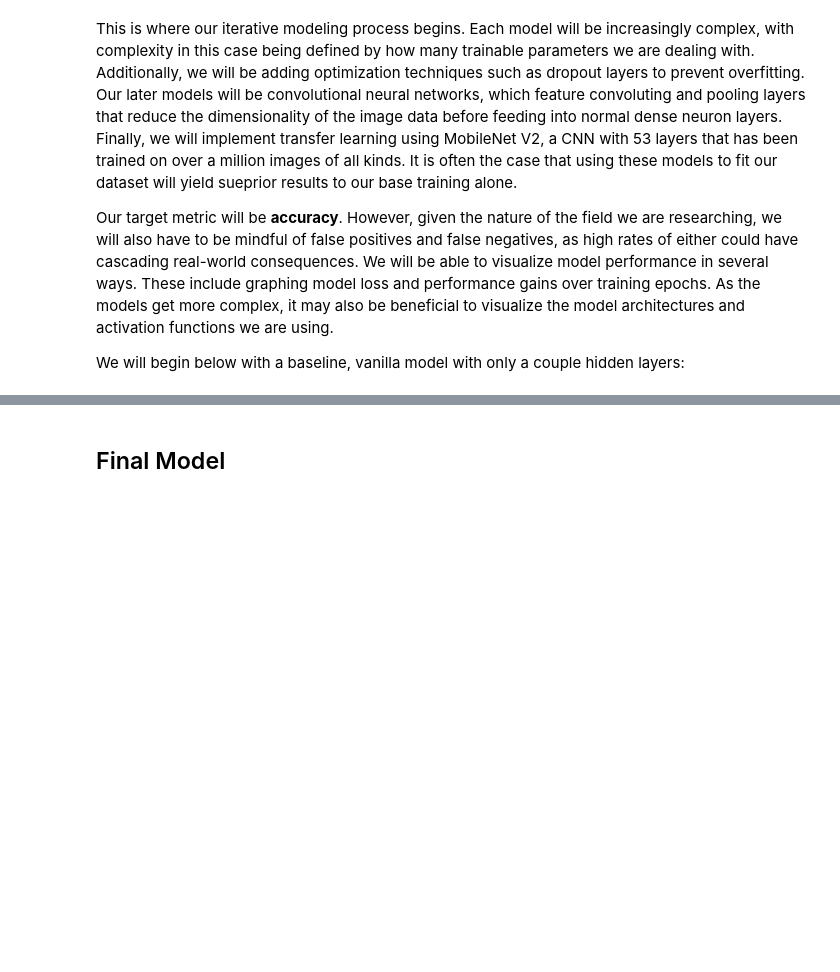
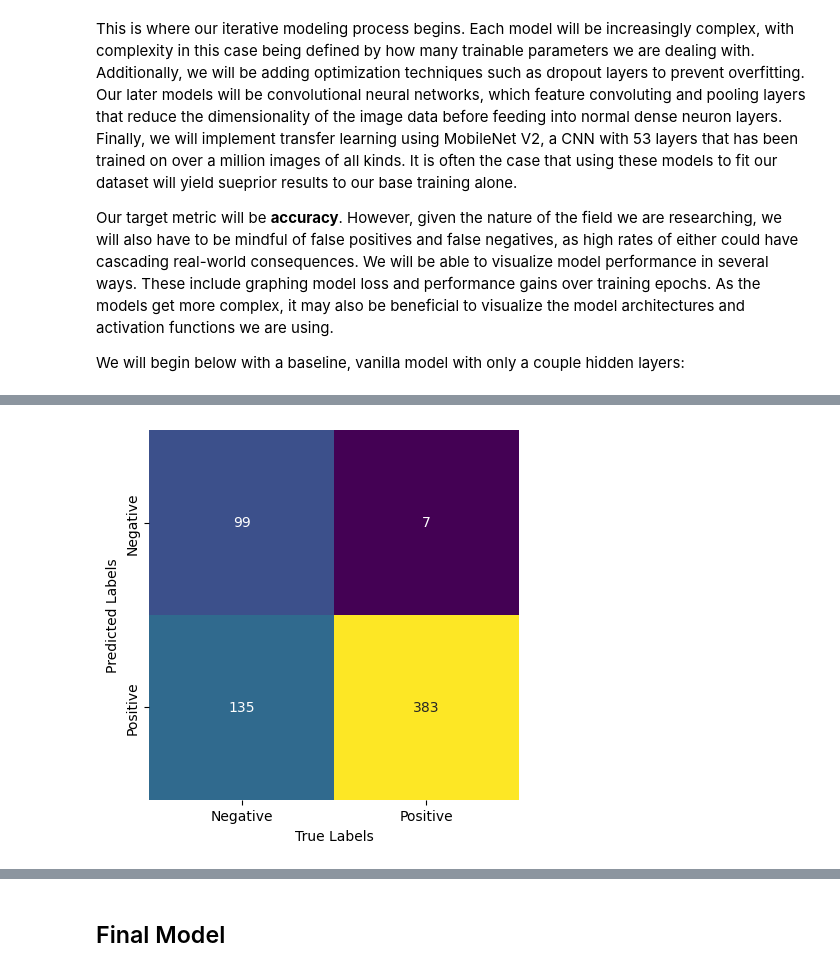
Before and after one commit to apell74/pediatric-pneumonia-deep-learning, a Jupyter notebook: phase-4-project.ipynb, the cells around one changed output, grey strips where cells are left out. Saved outputs shown, nothing was run; the diff lists cells and outputs as text; code cells hidden in the pictures; blank space fills up the shorter version.

```diff
--- a/phase-4-project.ipynb
+++ b/phase-4-project.ipynb
@@ -230,11 +309,13 @@ plt.show()
 # %%
-baseline_mat = confusion_matrix(true_labels_baselien, predicted_labels_baseline)
+baseline_mat = confusion_matrix(true_labels_baseline, predicted_labels_baseline)
 sns.heatmap(baseline_mat.T, square=True, annot=True, fmt='d', cbar=False, cmap='viridis',
             xticklabels=['Negative', 'Positive'],
             yticklabels=['Negative', 'Positive'])
 plt.xlabel('True Labels')
 plt.ylabel('Predicted Labels')
 plt.show()
+# %% [output]
+[figure, added]
 # %%
 dropout_model = Sequential()
 
```
Also changed, not shown: parts of 17 cells of this notebook.
